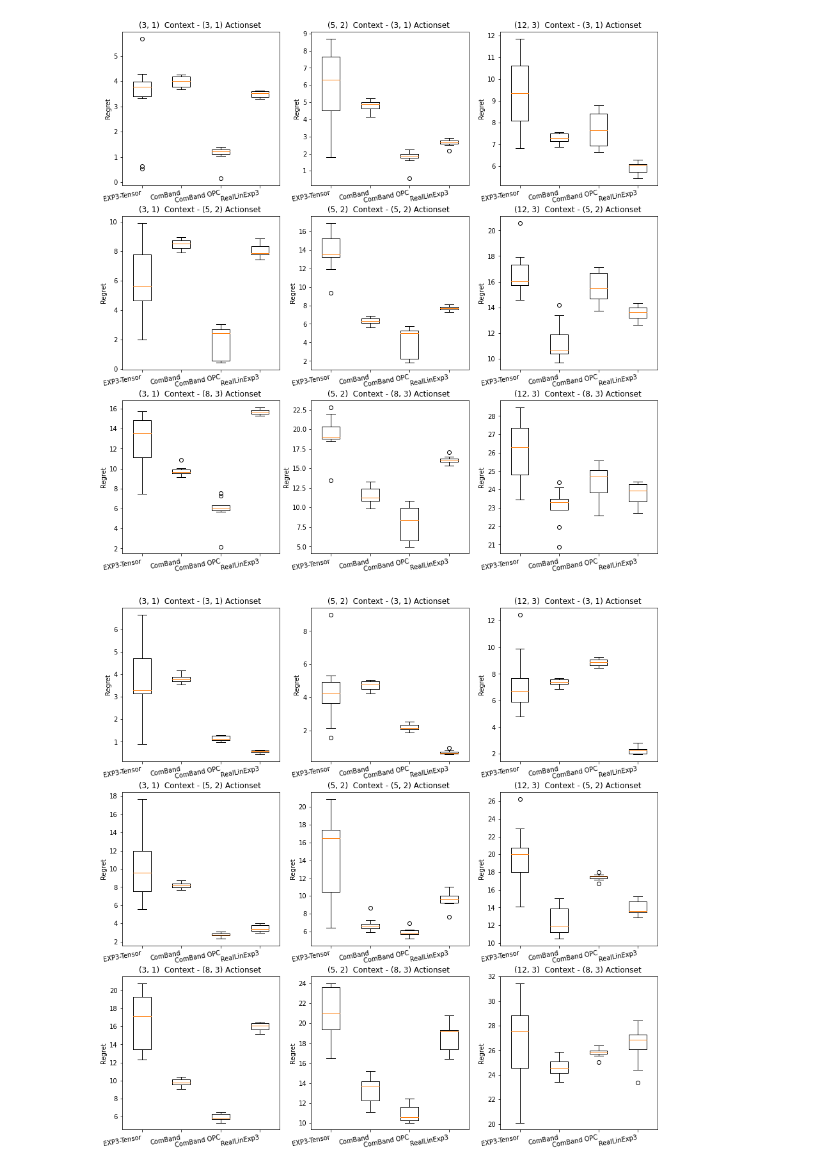
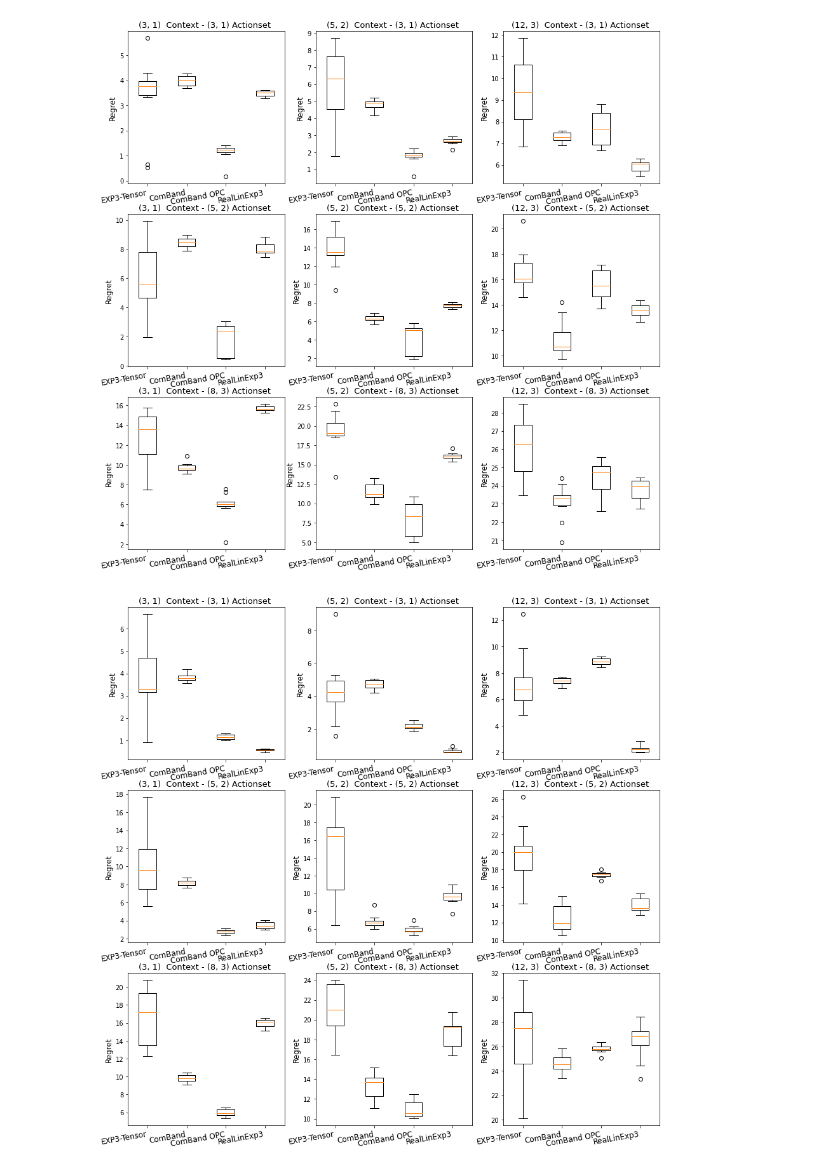
Before and after one commit to LukasZierahn/Combinatorial-Contextual-Bandits, a Jupyter notebook: Graphics.ipynb, the cells around one changed output. Saved outputs shown, nothing was run; the diff lists cells and outputs as text; code cells hidden in the pictures.

```diff
--- a/Graphics.ipynb
+++ b/Graphics.ipynb
@@ -107,8 +107,9 @@ for key in list(algo_name_dict.keys()):
 # %%
 import matplotlib.pyplot as plt
 
-fontsize = 10
+fontsize = 12
 figsize = 15
+title_font = 13
 
 algo_name_list = results[dist_name][length]
 #algo_name_list = ["FullBanditExp3Inv", "RealLinExp3", "SemiBanditFTRLInv", "NonContextualExp3", "OnePerContext"]
@@ -143,7 +144,7 @@ for length in results[dist_name].keys():
             labels.append(algo_name_dict[algo_name])
 
             indcies = (np.where(number_of_Ks == sequence.K)[0][0], np.where(number_of_ds == sequence.d)[0][0])
-            axs[indcies].set_title(f"({sequence.d}, {context_mset_dict[sequence.d]})  Context - ({sequence.K}, {sequence.m}) Actionset ")
+            axs[indcies].set_title(f"({sequence.d}, {context_mset_dict[sequence.d]})  Context - ({sequence.K}, {sequence.m}) Actionset ", fontsize=title_font)
             axs[indcies].set_ylabel('Regret', fontsize=fontsize)
             #axs[indcies].plot(index, np.mean(regret_list), marker="o", markersize=20, label=algo_name_dict[algo_name])
             #axs[indcies].legend()
@@ -194,7 +195,7 @@ for length in results[dist_name].keys():
             labels.append(algo_name_dict[algo_name])
 
             indcies = (np.where(number_of_Ks == sequence.K)[0][0], np.where(number_of_ds == sequence.d)[0][0])
-            axs[indcies].set_title(f"({sequence.d}, {context_mset_dict[sequence.d]})  Context - ({sequence.K}, {sequence.m}) Actionset ")
+            axs[indcies].set_title(f"({sequence.d}, {context_mset_dict[sequence.d]})  Context - ({sequence.K}, {sequence.m}) Actionset ", fontsize=title_font)
             axs[indcies].set_ylabel('Regret', fontsize=fontsize)
             #axs[indcies].plot(index, np.mean(regret_list), marker="o", markersize=20, label=algo_name_dict[algo_name])
             #axs[indcies].legend()
@@ -216,9 +218,6 @@ for length in results[dist_name].keys():
 #
 # %%
 import matplotlib.pyplot as plt
-
-fontsize = 10
-figsize = 15
 
 algo_name_list = results[dist_name][length]
 #algo_name_list = ["FullBanditExp3Inv", "RealLinExp3", "SemiBanditFTRLInv", "NonContextualExp3", "OnePerContext"]
@@ -234,35 +233,35 @@ number_of_Ks = []
 for length in results[dist_name].keys():
     for dist_name in results.keys():
         number_of_ds.append(sample_sequences[dist_name][length].d)
         number_of_Ks.append(sample_sequences[dist_name][length].K)
 
 number_of_ds = np.unique(number_of_ds)
 number_of_Ks = np.unique(number_of_Ks)
 
 fig, axs = plt.subplots(len(number_of_Ks), len(number_of_ds), figsize=(figsize, figsize))
 
 for length in results[dist_name].keys():
     for dist_name in results.keys():
         sequence = sample_sequences[dist_name][length]
 
         full_regret_list = []
         labels = []
         for index, algo_name in enumerate(algo_name_list):
             regret_list = results[dist_name][length][algo_name]["regret"] / 1000
             full_regret_list.append(regret_list)
             labels.append(algo_name_dict[algo_name])
 
             indcies = (np.where(number_of_Ks == sequence.K)[0][0], np.where(number_of_ds == sequence.d)[0][0])
-            axs[indcies].set_title(f"({sequence.d}, {context_mset_dict[sequence.d]})  Context - ({sequence.K}, {sequence.m}) Actionset ")
+            axs[indcies].set_title(f"({sequence.d}, {context_mset_dict[sequence.d]})  Context - ({sequence.K}, {sequence.m}) Actionset ", fontsize=title_font)
             axs[indcies].set_ylabel('Regret', fontsize=fontsize)
             #axs[indcies].plot(index, np.mean(regret_list), marker="o", markersize=20, label=algo_name_dict[algo_name])
             #axs[indcies].legend()
 
         axs[indcies].boxplot(full_regret_list, labels=labels)
         plt.setp(axs[indcies].get_xticklabels(), rotation=10, fontsize=fontsize, horizontalalignment='right')
         plt.savefig("Theoretical_TuningFB.pdf", bbox_inches='tight')
 # %% [output]
-[figure, old version]
+[figure, new version]
 # %%
 algo_name_list = results[dist_name][length]
 # algo_name_list = ["OnePerContextSP", "ShortestPath", "FullBanditExp3Inv", "RealLinExp3", "SemiBanditFTRLInv", "NonContextualExp3", "OnePerContext", "UniformRandom"]
@@ -304,7 +303,7 @@ for length in results[dist_name].keys():
             labels.append(algo_name_dict[algo_name])
 
             indcies = (np.where(number_of_Ks == sequence.K)[0][0], np.where(number_of_ds == sequence.d)[0][0])
-            axs[indcies].set_title(f"({sequence.d}, {context_mset_dict[sequence.d]})  Context - ({sequence.K}, {sequence.m}) Actionset ")
+            axs[indcies].set_title(f"({sequence.d}, {context_mset_dict[sequence.d]})  Context - ({sequence.K}, {sequence.m}) Actionset ", fontsize=title_font)
             axs[indcies].set_ylabel('Regret', fontsize=fontsize)
             #axs[indcies].plot(index, np.mean(regret_list), marker="o", markersize=20, label=algo_name_dict[algo_name])
             #axs[indcies].legend()
@@ -313,4 +312,4 @@ for length in results[dist_name].keys():
         plt.setp(axs[indcies].get_xticklabels(), rotation=10, fontsize=fontsize, horizontalalignment='right')
         plt.savefig("sqrt(T)_TuningFB.pdf", bbox_inches='tight')
 # %% [output]
-[figure, old version]
+[figure, new version]
```
Also changed, not shown: parts of 3 cells of this notebook, 2 other files.
